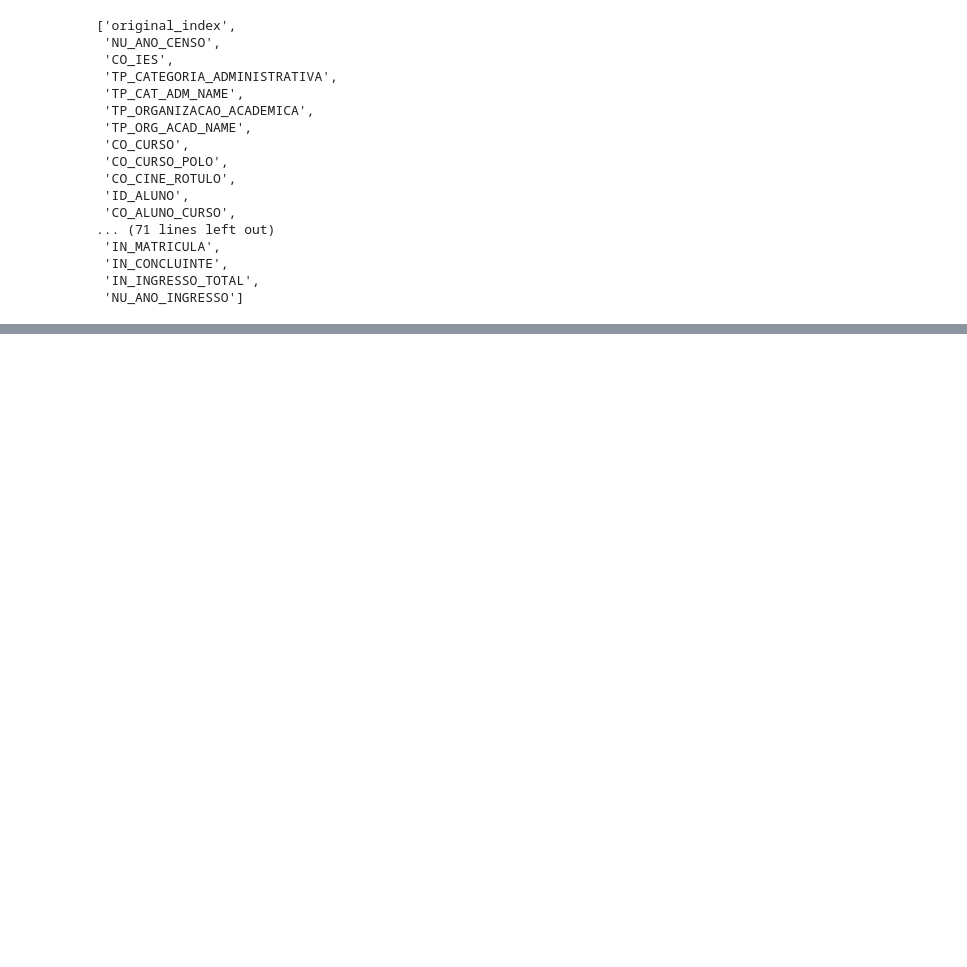
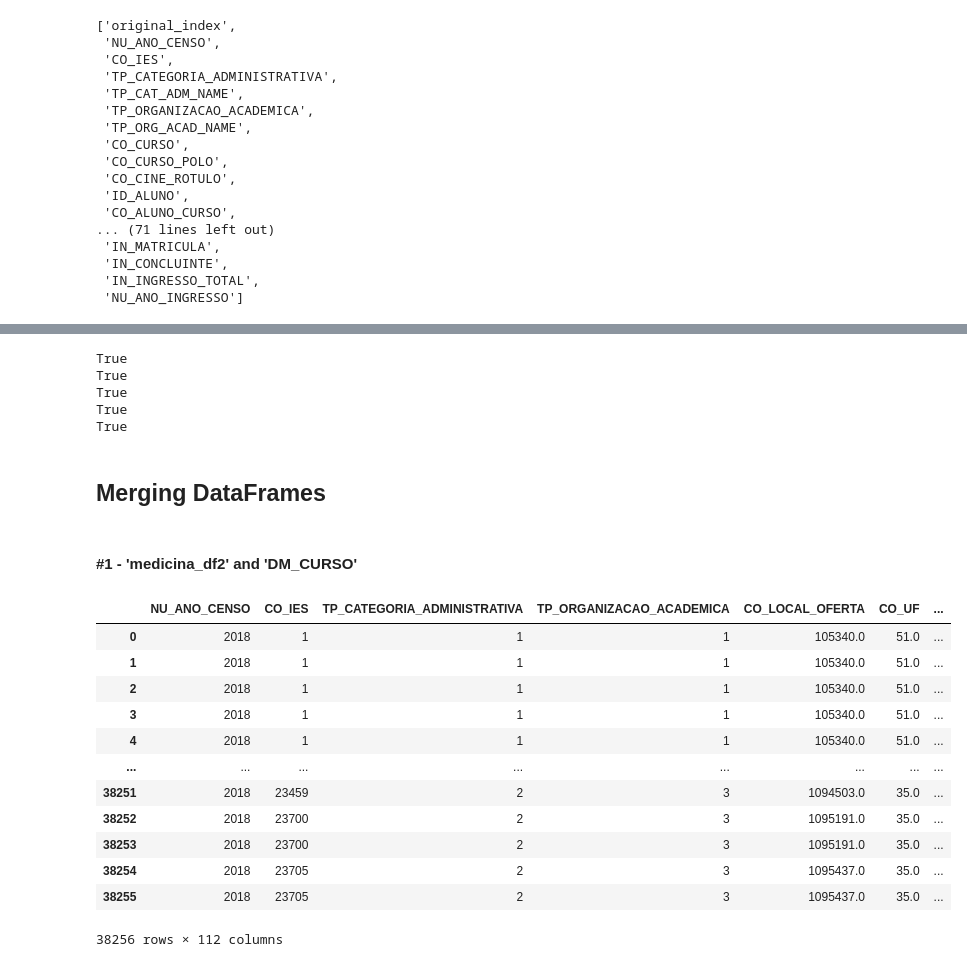
Before and after one commit to rafael-roldao/censo_es_2018_aluno, a Jupyter notebook: Censo do Ensino Superior 2018 - Alunos.ipynb, the cells around one changed output, grey strips where cells are left out. Drawn from its saved outputs; the diff is of its cells as text; code cells hidden in the pictures; blank space fills up the shorter version.

Commit message:
merging DataFrames

```diff
--- a/Censo do Ensino Superior 2018 - Alunos.ipynb
+++ b/Censo do Ensino Superior 2018 - Alunos.ipynb
@@ -901,0 +915,33 @@ medicina_df2
+# %%
+print(medicina_df.ID_ALUNO.count() == medicina_df2.ID_ALUNO.sum())
+print(medicina_df.CO_ALUNO_CURSO_ORIGEM.count() == medicina_df2.CO_ALUNO_CURSO_ORIGEM.sum())
+print(medicina_df.IN_FINANCIAMENTO_ESTUDANTIL.sum() == medicina_df2.IN_FINANCIAMENTO_ESTUDANTIL.sum())
+print(medicina_df.IN_FIN_NAOREEMB_PROUNI_INTEGR.sum() == medicina_df2.IN_FIN_NAOREEMB_PROUNI_INTEGR.sum())
+print(medicina_df.IN_INGRESSO_VESTIBULAR.sum() == medicina_df2.IN_INGRESSO_VESTIBULAR.sum())
+# %% [output]
+True
+True
+True
+True
+True
+# %% [markdown]
+## Merging DataFrames
+# %% [markdown]
+#### #1 - 'medicina_df2' and 'DM_CURSO'
+# %%
+curso_df = pd.read_csv('DM_CURSO.csv', sep='|', encoding='latin-1')
+curso_df
+# %% [output]
+|  | NU_ANO_CENSO | CO_IES | TP_CATEGORIA_ADMINISTRATIVA | TP_ORGANIZACAO_ACADEMICA | CO_LOCAL_OFERTA | CO_UF | ... |
+| 0 | 2018 | 1 | 1 | 1 | 105340.0 | 51.0 | ... |
+| 1 | 2018 | 1 | 1 | 1 | 105340.0 | 51.0 | ... |
+| 2 | 2018 | 1 | 1 | 1 | 105340.0 | 51.0 | ... |
+| 3 | 2018 | 1 | 1 | 1 | 105340.0 | 51.0 | ... |
+| 4 | 2018 | 1 | 1 | 1 | 105340.0 | 51.0 | ... |
+| ... | ... | ... | ... | ... | ... | ... | ... |
+| 38251 | 2018 | 23459 | 2 | 3 | 1094503.0 | 35.0 | ... |
+| 38252 | 2018 | 23700 | 2 | 3 | 1095191.0 | 35.0 | ... |
+| 38253 | 2018 | 23700 | 2 | 3 | 1095191.0 | 35.0 | ... |
+| 38254 | 2018 | 23705 | 2 | 3 | 1095437.0 | 35.0 | ... |
+| 38255 | 2018 | 23705 | 2 | 3 | 1095437.0 | 35.0 | ... |
+38256 rows × 112 columns
```
Also changed, not shown: parts of 18 cells of this notebook, 2 other files.
